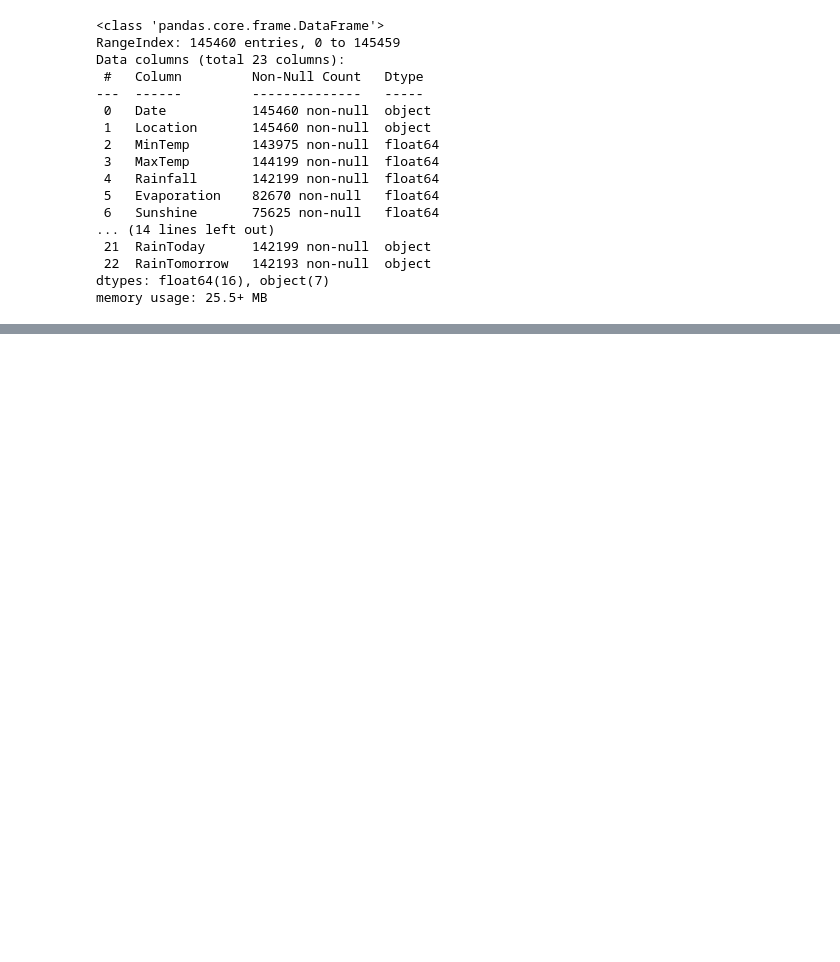
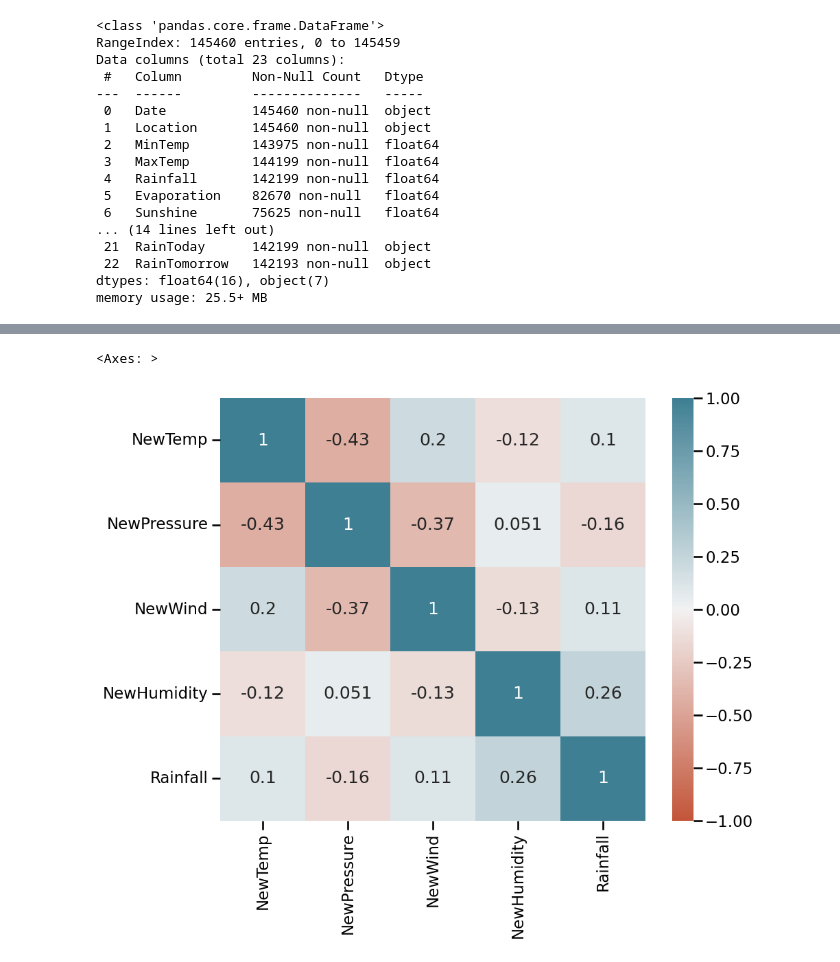
Before and after one commit to JavierValladaresCo/Rain_Prediction, a Jupyter notebook: Rain.ipynb, the cells around one changed output, grey strips where cells are left out. Saved outputs shown, nothing was run; the diff lists cells and outputs as text; code cells hidden in the pictures; blank space fills up the shorter version.

```diff
--- a/Rain.ipynb
+++ b/Rain.ipynb
@@ -473,0 +572,10 @@ for pack in list_group:
+# %%
+import random
+
+random.seed(42)
+
+# Fill the missing values with the median
+for col in Numerical:
+
+  df.loc[(df[col].isnull()) & (df['RainTomorrow'] == 'Yes'), col] = df[df['RainTomorrow'] == 'Yes'][col].median()
+  df.loc[(df[col].isnull()) & (df['RainTomorrow'] == 'No'), col] = df[df['RainTomorrow'] == 'No'][col].median()
@@ -473,0 +614,10 @@ for pack in list_group:
+# %%
+# Plot correlation coefficient
+fig = plt.figure(figsize = (10,8))
+
+sns.heatmap(df[Numerical].corr(), vmin = -1, vmax = 1,
+            cmap = sns.diverging_palette(20, 220, as_cmap = True),
+            annot = True)
+# %% [output]
+<Axes: >
+[figure, added]
```
Also changed, not shown: parts of 106 cells of this notebook.
